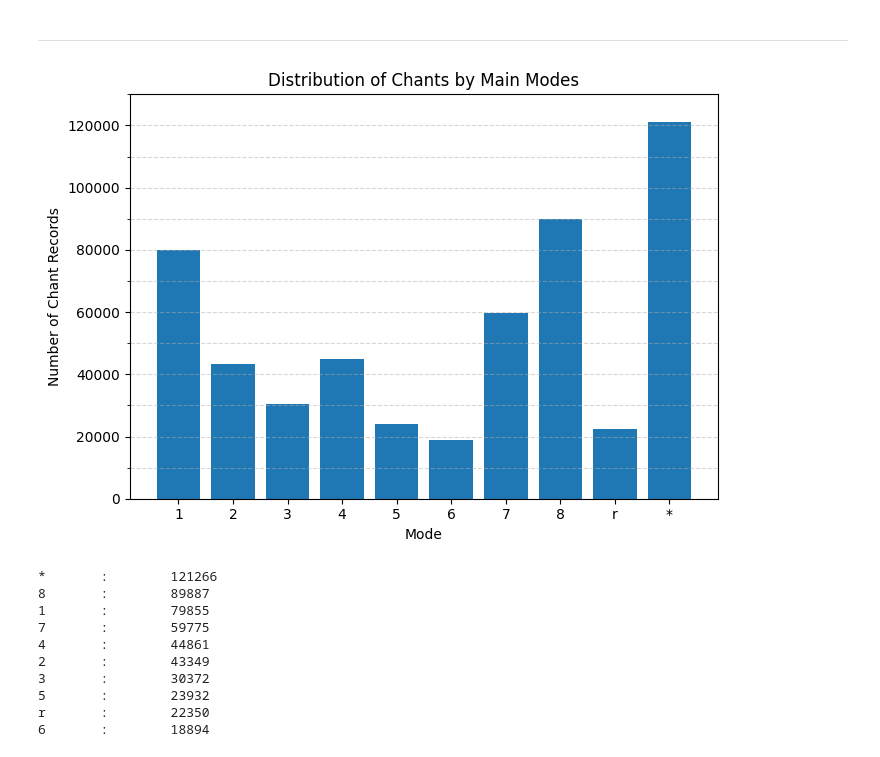
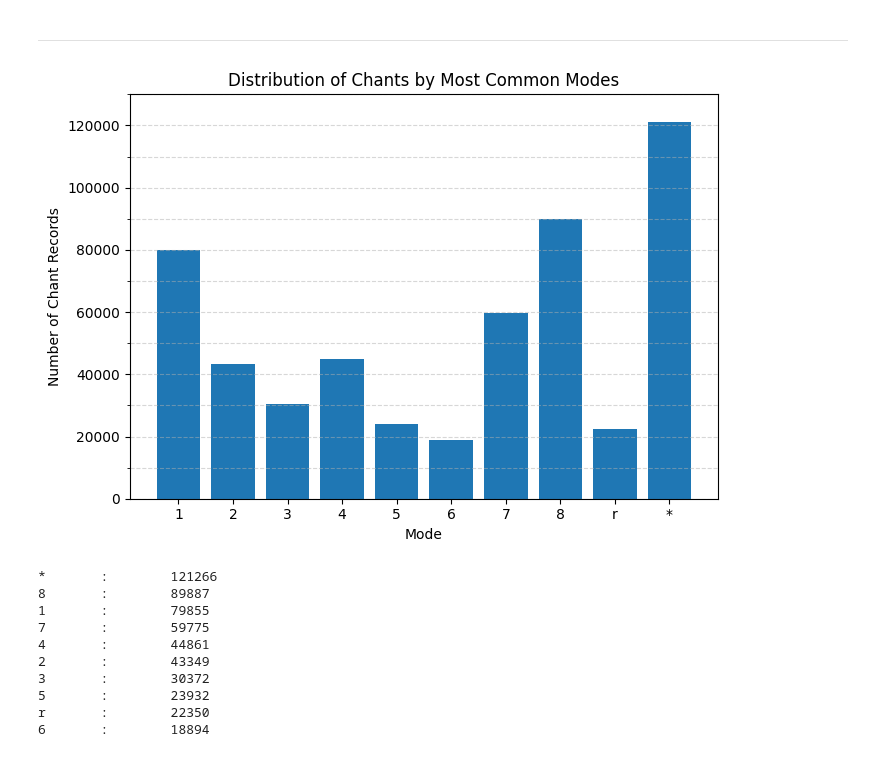
Before and after one commit to dact-chant/CantusCorpus, a Jupyter notebook: cantuscorpus_1.0/dataset_stats.ipynb, the cells around one changed output. Cells and saved outputs as stored; diff of their text form; code cells hidden in the pictures.

```diff
--- a/cantuscorpus_1.0/dataset_stats.ipynb
+++ b/cantuscorpus_1.0/dataset_stats.ipynb
@@ -204,29 +204,29 @@ MI      :        16512
 # %%
 # Plot distribution of selected main modes
 MAIN_MODES = ['1', '2', '3', '4', '5', '6', '7', '8', 'r', '*']
 mode_counts = chants['mode'].value_counts().loc[MAIN_MODES].to_dict()
 
 # Plot
 plt.figure(figsize=(7, 5))
 plt.bar(mode_counts.keys(), mode_counts.values(), color='tab:blue')
 
-plt.title('Distribution of Chants by Main Modes')
+plt.title('Distribution of Chants by Most Common Modes')
 plt.xlabel('Mode')
 plt.ylabel('Number of Chant Records')
 plt.xticks(rotation=0)
 
 # Add more frequent gridlines
 max_y = 125000
 grid_interval = 10000
 plt.yticks(np.arange(0, max_y + grid_interval, step=grid_interval * 2))
 plt.gca().set_yticks(
         np.arange(0, max_y + grid_interval, step=grid_interval), minor=True)
 plt.grid(axis='y', which='both', linestyle='--', alpha=0.5)
 
 plt.tight_layout()
 plt.show()
 # %% [output]
-[figure, old version]
+[figure, new version]
 # %%
 sorted_mode_counts = dict(sorted(mode_counts.items(),
                                  key=lambda item: item[1], reverse=True))
```
Also changed, not shown: parts of 9 cells of this notebook, 6 other files.
